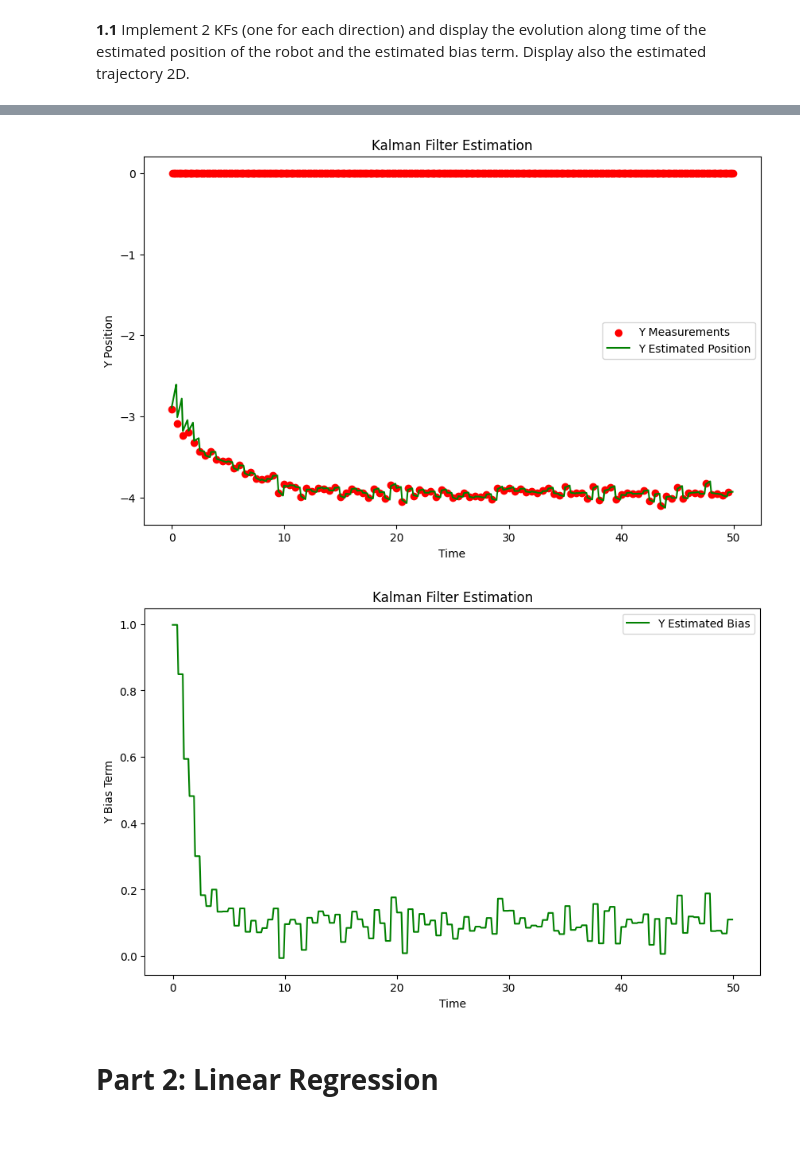
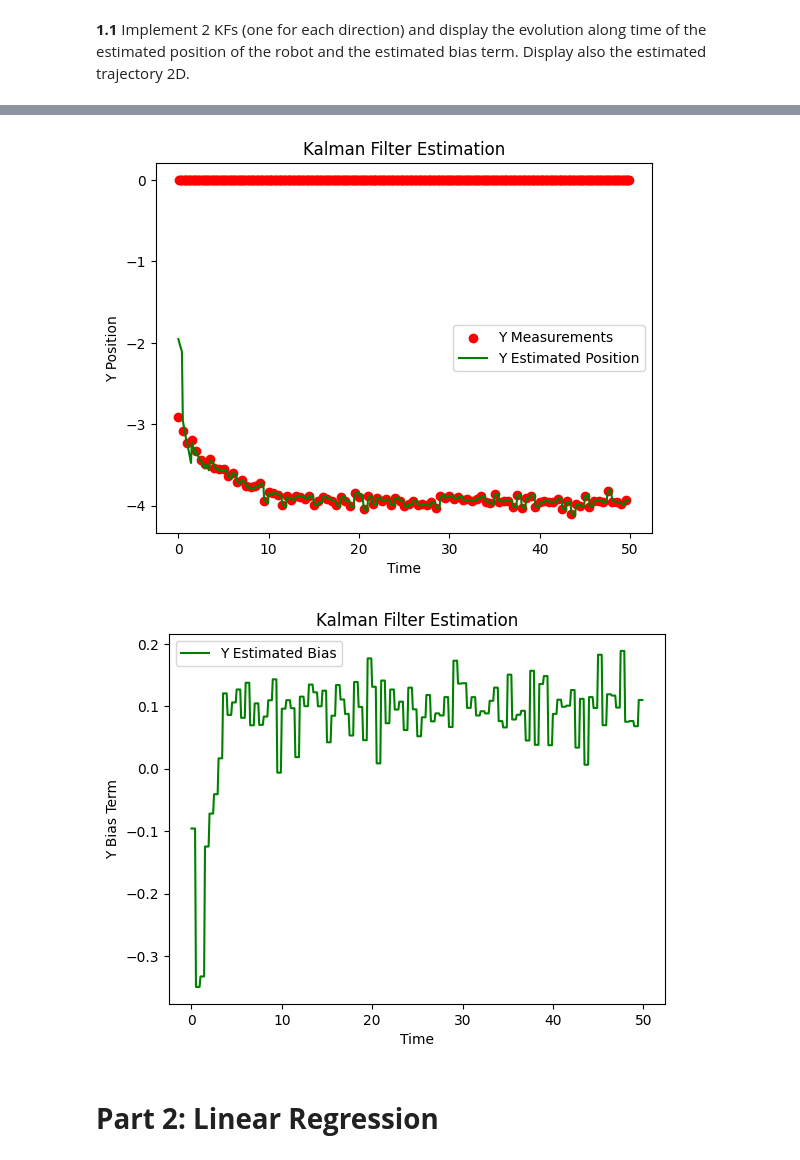
Before and after one commit to brumocas/ML_Projects, a Jupyter notebook: Proj1/ML_project1.ipynb, the cells around one changed output, grey strips where cells are left out. Cells and saved outputs as stored; diff of their text form; code cells hidden in the pictures; blank space fills up the shorter version.

```diff
--- a/Proj1/ML_project1.ipynb
+++ b/Proj1/ML_project1.ipynb
@@ -267,9 +260,9 @@ def kf_update(X, P, Y, H, R):
 #Inter sample time
 dt = time[1] - time[0]
 
-bias_x = 1
+bias_x = 0
 # init state
-X = np.array([ [x[0]], [bias_x] ])
+X = np.array([ [0], [bias_x] ])
 
 # ini Covar
 P = np.array( [ [ 1, 0.0],
@@ -318,9 +311,6 @@ estimated_x = np.array(estimated_x)
 estimated_x_bias = np.array(estimated_x_bias)
 
 
-# Increase the figure size
-plt.figure(figsize=(10, 6))
-
 # Plotting the results
 #plt.plot(time, x, label='True Position', color='blue')
 plt.scatter(time, x, label='X Measurements', color='red', marker='o')
@@ -332,8 +322,6 @@ plt.legend()
 plt.title('Kalman Filter Estimation')
 plt.show()
 
-plt.figure(figsize=(10, 6))
-
 # Plotting the results
 plt.plot(time, estimated_x_bias, label='X Estimated Bias', color='green')
 
@@ -350,9 +338,9 @@ plt.show()
 #Inter sample time
 dt = time[1] - time[0]
 
-bias_y = 1
+bias_y = 0
 # init state
-X = np.array([ [y[0]], [bias_y] ])
+X = np.array([ [0], [bias_y] ])
 
 # ini Covar
 P = np.array( [ [ 1, 0.0],
@@ -391,43 +379,37 @@ for t in arange(0, N_iter):
     Z = np.array( [ [y[t]] ])
     (X, P) = kf_update(X, P, Z, H, R)
 
-
   # Save the estimated position   for plotting
   estimated_y.append(X[0])
   estimated_y_bias.append(X[1])
 
 # End For Loop
 estimated_y = np.array(estimated_y)
 estimated_y_bias = np.array(estimated_y_bias)
 
-
-# Increase the figure size
-plt.figure(figsize=(10, 6))
 
 # Plotting the results
 #plt.plot(time, y, label='True Position', color='blue')
 plt.scatter(time, y, label='Y Measurements', color='red', marker='o')
 plt.plot(time, estimated_y, label='Y Estimated Position', color='green')
 
 plt.xlabel('Time')
 plt.ylabel('Y Position')
 plt.legend()
 plt.title('Kalman Filter Estimation')
 plt.show()
 
-plt.figure(figsize=(10, 6))
-
 # Plotting the results
 plt.plot(time, estimated_y_bias, label='Y Estimated Bias', color='green')
 
 plt.xlabel('Time')
 plt.ylabel('Y Bias Term')
 plt.legend()
 plt.title('Kalman Filter Estimation')
 plt.show()
 # %% [output]
-[figure, old version]
+[figure, new version]
-[figure, old version]
+[figure, new version]
 # %% [markdown]
 # **Part 2: Linear Regression**
 # %% [markdown]
```
Also changed, not shown: parts of 8 cells of this notebook.
